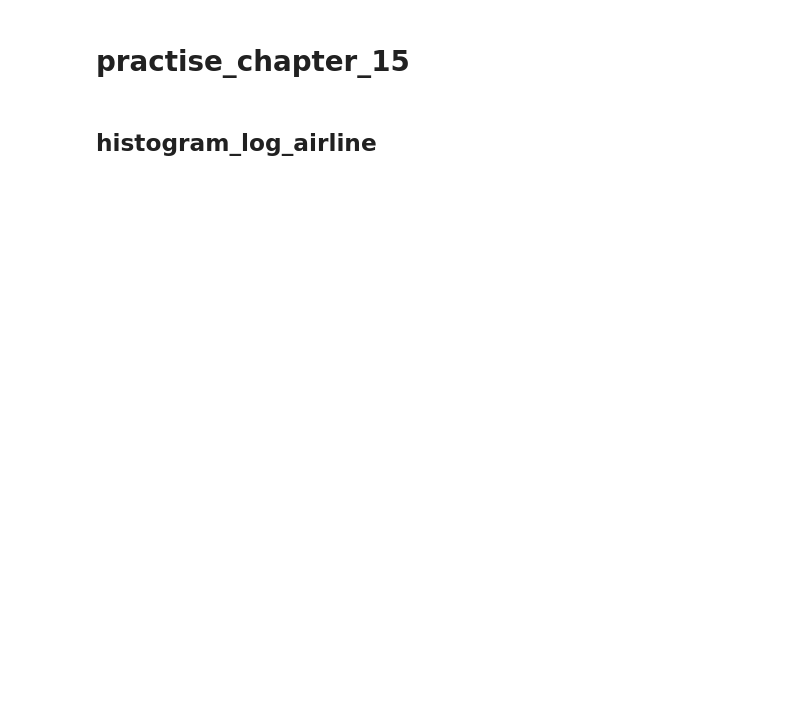
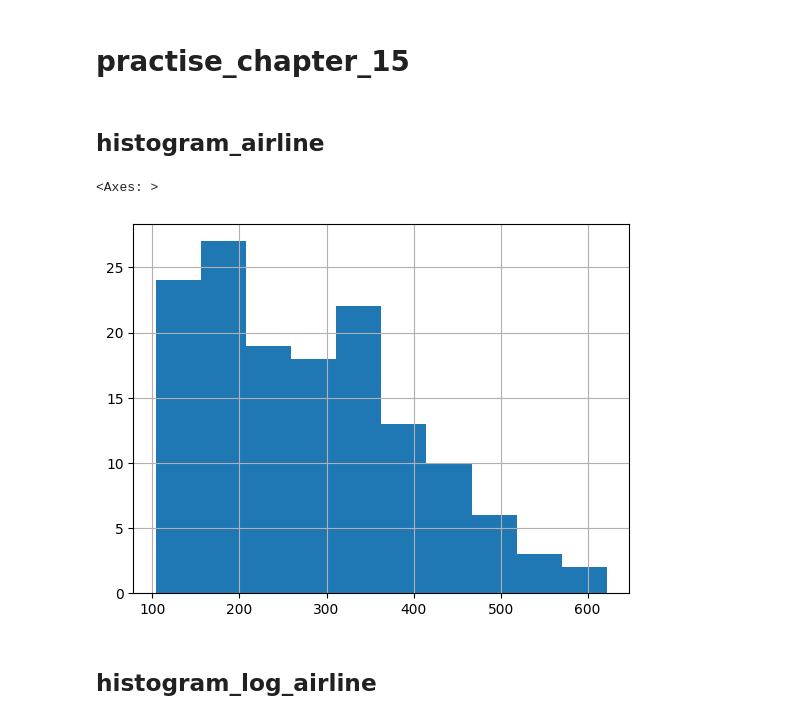
Before and after one commit to Friend09/practise-jb-timeseries, a Jupyter notebook: notebooks/practise_chapter_15.ipynb, the cells around one changed output. Drawn from its saved outputs; the diff is of its cells as text; code cells hidden in the pictures; blank space fills up the shorter version.

```diff
--- a/notebooks/practise_chapter_15.ipynb
+++ b/notebooks/practise_chapter_15.ipynb
@@ -1,4 +1,18 @@
 # %% [markdown]
 # practise_chapter_15
+# %% [markdown]
+## histogram_airline
+# %%
+import pandas as pd
+import matplotlib.pyplot as plt
+
+ds = pd.read_csv(
+    "../data/airline-passengers.csv", header=0, index_col=0, parse_dates=True
+).squeeze()
+
+ds.hist()
+# %% [output]
+<Axes: >
+[figure, added]
 # %% [markdown]
 ## histogram_log_airline
```
Also changed, not shown: parts of 20 cells of this notebook, 1 other file.
